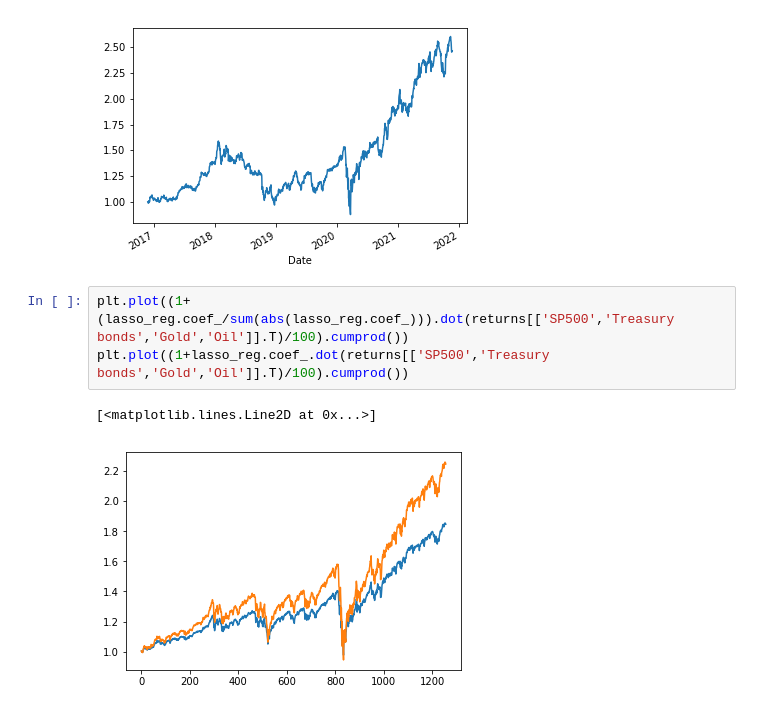
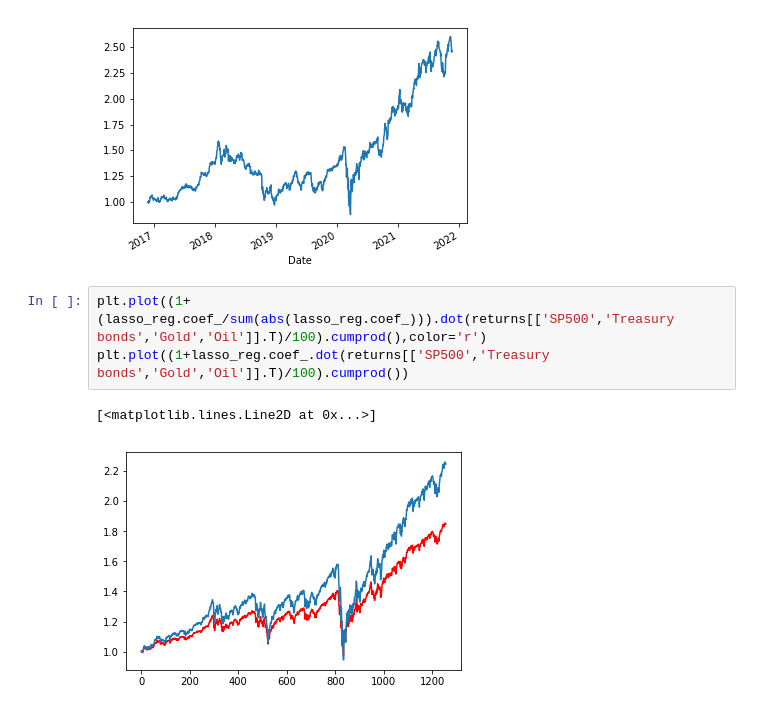
Before and after one commit to nafissaad/Tutorial1, a Jupyter notebook: Tutorial/Python for finance/NEDL Investment Management/Lasso regression for portfolio management .ipynb, the cells around one changed output. Cells and saved outputs as stored; diff of their text form.

```diff
--- a/Tutorial/Python for finance/NEDL Investment Management/Lasso regression for portfolio management .ipynb
+++ b/Tutorial/Python for finance/NEDL Investment Management/Lasso regression for portfolio management .ipynb
@@ -70,9 +70,9 @@ plt.plot((1+lasso_reg.coef_.dot(returns[['SP500','Treasury bonds','Gold','Oil']]
 # %% [output]
 <matplotlib.axes._subplots.AxesSubplot at 0x...>
 [figure]
-# %%
-plt.plot((1+(lasso_reg.coef_/sum(abs(lasso_reg.coef_))).dot(returns[['SP500','Treasury bonds','Gold','Oil']].T)/100).cumprod())
-plt.plot((1+lasso_reg.coef_.dot(returns[['SP500','Treasury bonds','Gold','Oil']].T)/100).cumprod())
-# %% [output]
-[<matplotlib.lines.Line2D at 0x...>]
-[figure, removed]
+# %%
+plt.plot((1+(lasso_reg.coef_/sum(abs(lasso_reg.coef_))).dot(returns[['SP500','Treasury bonds','Gold','Oil']].T)/100).cumprod(),color='r')
+plt.plot((1+lasso_reg.coef_.dot(returns[['SP500','Treasury bonds','Gold','Oil']].T)/100).cumprod())
+# %% [output]
+[<matplotlib.lines.Line2D at 0x...>]
+[figure, added]
```
Also changed, not shown: parts of 3 cells of this notebook.
